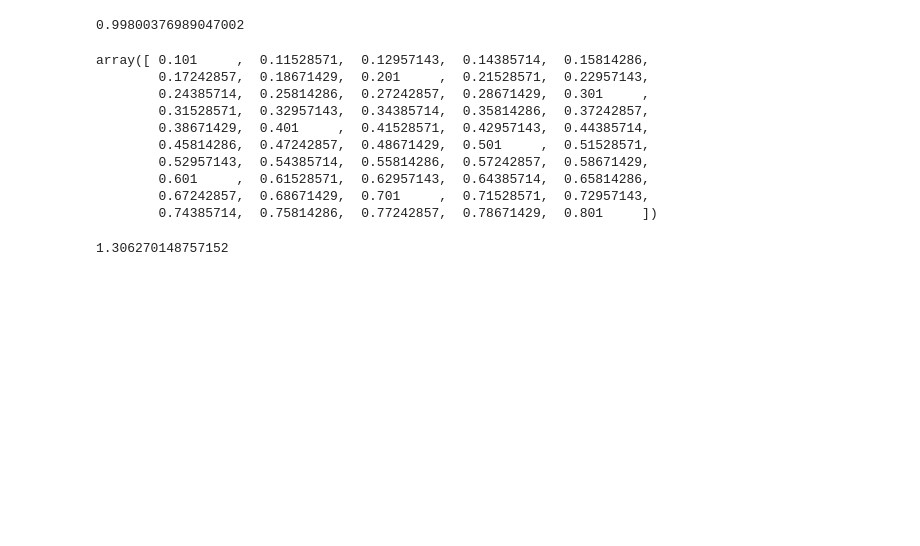
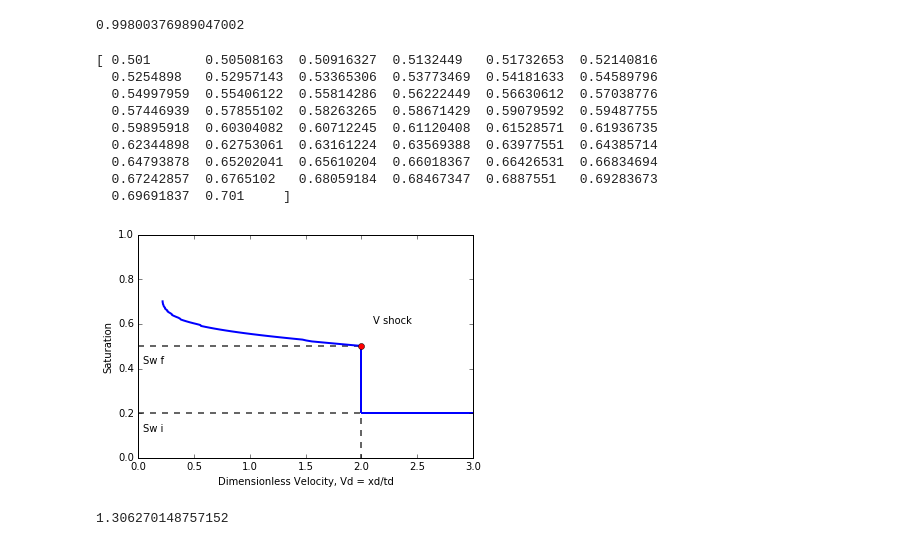
Before and after one commit to sonny-qa/buckley-leverett, a Jupyter notebook: buckley-lev.ipynb, the cells around one changed output. Saved outputs shown, nothing was run; the diff lists cells and outputs as text; code cells hidden in the pictures; blank space fills up the shorter version.

```diff
--- a/buckley-lev.ipynb
+++ b/buckley-lev.ipynb
@@ -176,5 +178,5 @@ new_list = filter(lambda (index,item): item == max(x),enumerate(x))
 # %%
-def rarefaction(self):
+def rarefaction_plot(self):
     # it should calculate the shock velocity and the corresponding saturation which this occurs an
 
     #create dx window of increasing size for calculating welge
@@ -193,12 +195,41 @@ def rarefaction(self):
             maximum = grad
 
     #find the position of the shock velocity in the grads array and slice to this point for the rarefaction
-    #plus one to include the actual shock velocity
-    rarefaction = grads[:([i for i,x in enumerate(grads) if x == maximum][0]+1)]
+    #plus one to include the actual shock velocity. Reverse to get the values in the right order
+    rarefaction = (grads[:([i for i,j in enumerate(grads) if j == maximum][0]+1)])
+    rarefaction.sort(reverse=True)
+    print(x)
+    y = x[:(len(rarefaction))]
 
-    return(sw_shock,maximum, rarefaction)
+    #plot rarefaction part
+    plt.plot(rarefaction,y,'b',lw=2)
 
-BuckleyLev.rarefaction = rarefaction
+    #highlight vshock point
+    plt.plot(rarefaction[0],y[0],'ro')
+
+    #add the part ahead of the shock front
+    plt.vlines(rarefaction[0],y[0],self.params["initial_sw"],'b',lw=2)
+    plt.hlines(self.params["initial_sw"],rarefaction[0],rarefaction[0]+1,'b',lw=2)
+
+    #add saturation lines
+    plt.hlines(self.params["initial_sw"],0,rarefaction[0],linestyles='dashed',lw=2,colors='0.4')
+    plt.hlines(y[0],0,rarefaction[0],linestyles='dashed',lw=2, colors='0.4')
+    plt.vlines(rarefaction[0],-2,self.params["initial_sw"],linestyles='dashed',lw=2, colors='0.4')
+
+    # add annotations
+    plt.annotate('V shock',xy=(rarefaction[0]+0.1,y[0]+0.1))
+    plt.annotate('Sw f',xy=(0+0.04,y[0]-0.08))
+    plt.annotate('Sw i',xy=(0+0.04,self.params["initial_sw"]-0.08))
+
+    plt.xlabel('Dimensionless Velocity, Vd = xd/td')
+    plt.ylabel('Saturation')
+
+    plt.ylim([0,1])
+    plt.xlim([0,rarefaction[0]+1])
+    plt.show()
+
+
+BuckleyLev.rarefaction_plot = rarefaction_plot
 # %%
 y = np.linspace(a.params["residual_w"]+1e-3,(1-a.params["residual_o"]+1e-3),50)[:(len(x))]
 x = a.rarefaction()[2]
@@ -238,19 +271,20 @@ grads = map(lambda (index, swi): a.fractional_flow(swi)/(swi-a.params["residual_
 reduce(lambda item,accum:  accum,grads)
 # %% [output]
 0.99800376989047002
-# %%
-y
-# %% [output]
-array([ 0.101     ,  0.11528571,  0.12957143,  0.14385714,  0.15814286,
-        0.17242857,  0.18671429,  0.201     ,  0.21528571,  0.22957143,
-        0.24385714,  0.25814286,  0.27242857,  0.28671429,  0.301     ,
-        0.31528571,  0.32957143,  0.34385714,  0.35814286,  0.37242857,
-        0.38671429,  0.401     ,  0.41528571,  0.42957143,  0.44385714,
-        0.45814286,  0.47242857,  0.48671429,  0.501     ,  0.51528571,
-        0.52957143,  0.54385714,  0.55814286,  0.57242857,  0.58671429,
-        0.601     ,  0.61528571,  0.62957143,  0.64385714,  0.65814286,
-        0.67242857,  0.68671429,  0.701     ,  0.71528571,  0.72957143,
-        0.74385714,  0.75814286,  0.77242857,  0.78671429,  0.801     ])
+# %%
+a = BuckleyLev()
+a.rarefaction_plot()
+# %% [output]
+[ 0.501       0.50508163  0.50916327  0.5132449   0.51732653  0.52140816
+  0.5254898   0.52957143  0.53365306  0.53773469  0.54181633  0.54589796
+  0.54997959  0.55406122  0.55814286  0.56222449  0.56630612  0.57038776
+  0.57446939  0.57855102  0.58263265  0.58671429  0.59079592  0.59487755
+  0.59895918  0.60304082  0.60712245  0.61120408  0.61528571  0.61936735
+  0.62344898  0.62753061  0.63161224  0.63569388  0.63977551  0.64385714
+  0.64793878  0.65202041  0.65610204  0.66018367  0.66426531  0.66834694
+  0.67242857  0.6765102   0.68059184  0.68467347  0.6887551   0.69283673
+  0.69691837  0.701     ]
+[figure, added]
 # %%
 y[len(y)-1]
 x[0]
```
Also changed, not shown: parts of 4 cells of this notebook.
